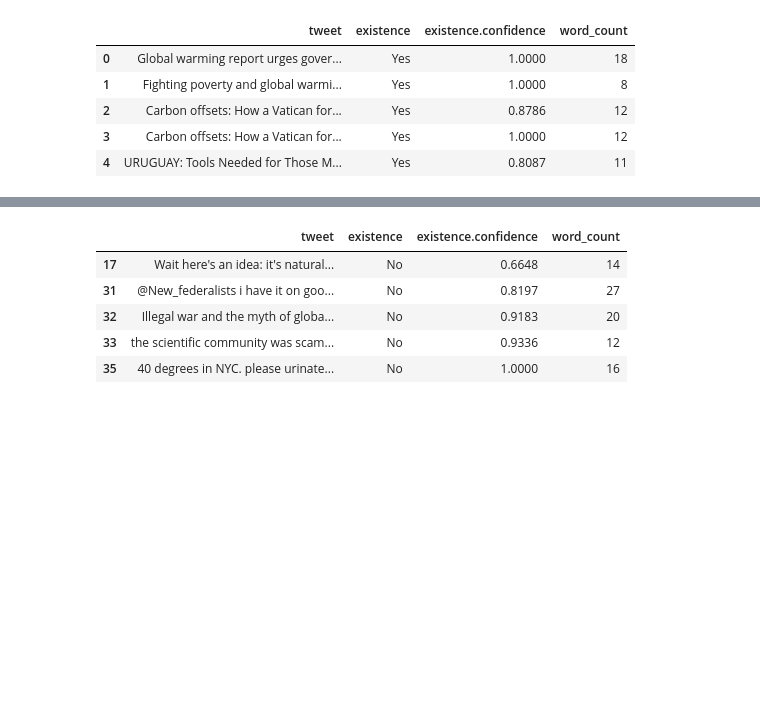
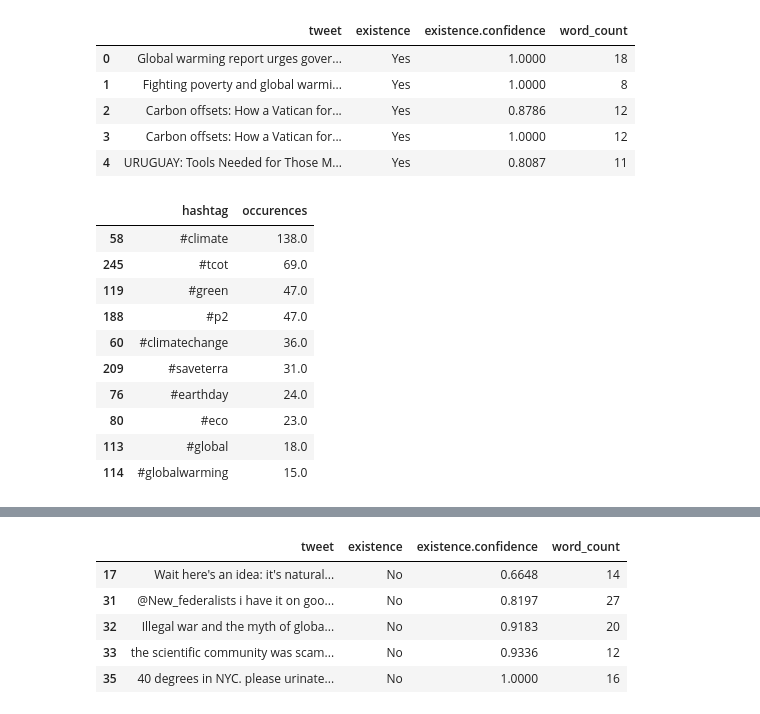
Before and after one commit to sqiprasanna/climate_change_tweets_sentiment_analysis, a Jupyter notebook: code/SVG_code.ipynb, the cells around one changed output, grey strips where cells are left out. Saved outputs shown, nothing was run; the diff lists cells and outputs as text; code cells hidden in the pictures; blank space fills up the shorter version.

```diff
--- a/code/SVG_code.ipynb
+++ b/code/SVG_code.ipynb
@@ -244,3 +249,22 @@ pos_tweets.head()
 | 2 | Carbon offsets: How a Vatican for... | Yes | 0.8786 | 12 |
 | 3 | Carbon offsets: How a Vatican for... | Yes | 1.0000 | 12 |
 | 4 | URUGUAY: Tools Needed for Those M... | Yes | 0.8087 | 11 |
+# %%
+import re
+data_pos=data[data['existence']=='Yes']
+hashtags = data_pos["tweet"].apply(lambda x: pd.value_counts(re.findall('(#\w+)', x.lower() ))).sum(axis=0).to_frame().reset_index().sort_values(by=0,ascending=False)
+hashtags.columns = ['hashtag','occurences']
+# %%
+hashtags.head(10)
+# %% [output]
+|  | hashtag | occurences |
+| 58 | #climate | 138.0 |
+| 245 | #tcot | 69.0 |
+| 119 | #green | 47.0 |
+| 188 | #p2 | 47.0 |
+| 60 | #climatechange | 36.0 |
+| 209 | #saveterra | 31.0 |
+| 76 | #earthday | 24.0 |
+| 80 | #eco | 23.0 |
+| 113 | #global | 18.0 |
+| 114 | #globalwarming | 15.0 |
```
Also changed, not shown: parts of 25 cells of this notebook.
